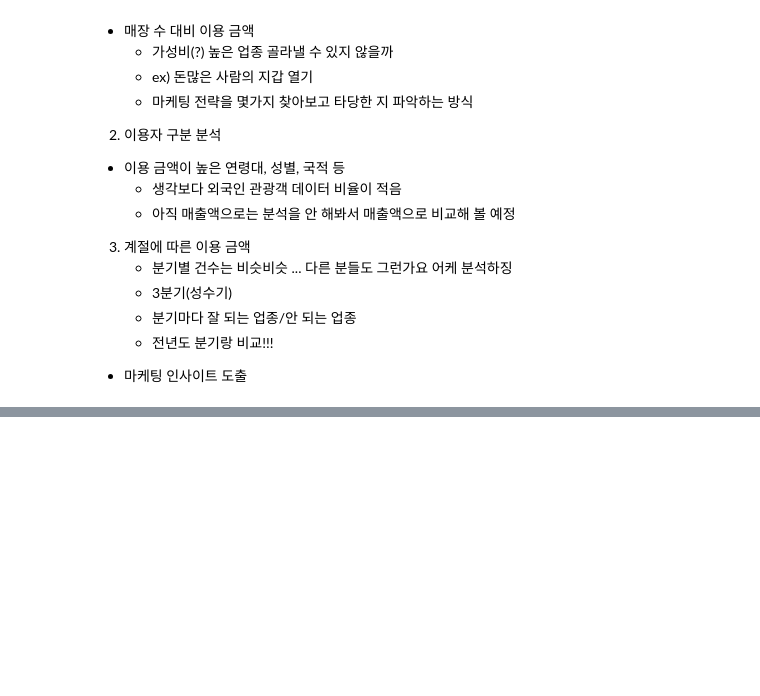
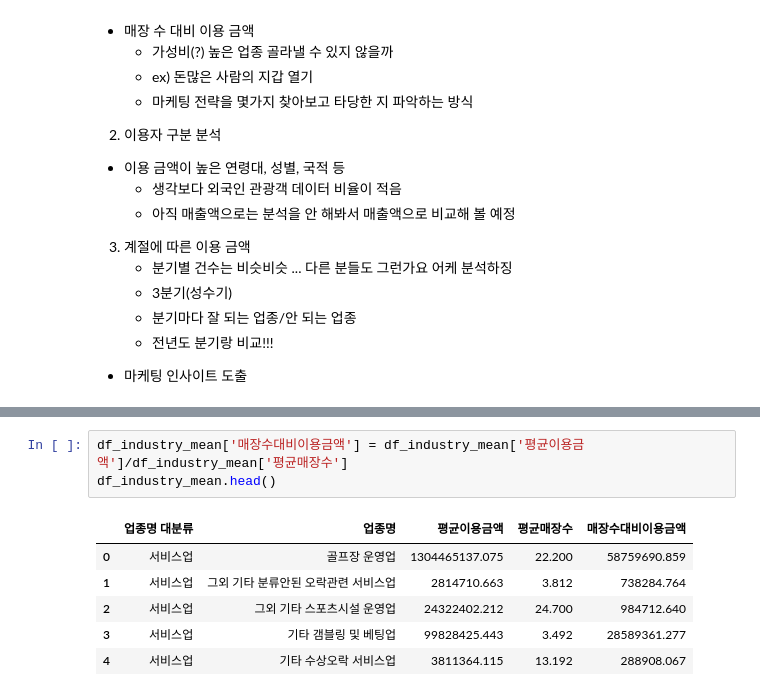
Before and after one commit to HayeonKimm/Tourist_Consumption_Analysis, a Jupyter notebook: code/2_analysis/제주_예비창업자를_위한_업종별_카드_매출과_매장수_데이터_분석(수진).ipynb, the cells around one changed output, grey strips where cells are left out. Drawn from its saved outputs; the diff is of its cells as text; blank space fills up the shorter version.

```diff
--- a/code/2_analysis/제주_예비창업자를_위한_업종별_카드_매출과_매장수_데이터_분석(수진).ipynb
+++ b/code/2_analysis/제주_예비창업자를_위한_업종별_카드_매출과_매장수_데이터_분석(수진).ipynb
@@ -77,0 +142,10 @@ groupby사용해서 데이터프레임 서브셋 여러 개 만들어서 봐야
+# %%
+df_industry_mean['매장수대비이용금액'] = df_industry_mean['평균이용금액']/df_industry_mean['평균매장수']
+df_industry_mean.head()
+# %% [output]
+|  | 업종명 대분류 | 업종명 | 평균이용금액 | 평균매장수 | 매장수대비이용금액 |
+| 0 | 서비스업 | 골프장 운영업 | 1304465137.075 | 22.200 | 58759690.859 |
+| 1 | 서비스업 | 그외 기타 분류안된 오락관련 서비스업 | 2814710.663 | 3.812 | 738284.764 |
+| 2 | 서비스업 | 그외 기타 스포츠시설 운영업 | 24322402.212 | 24.700 | 984712.640 |
+| 3 | 서비스업 | 기타 갬블링 및 베팅업 | 99828425.443 | 3.492 | 28589361.277 |
+| 4 | 서비스업 | 기타 수상오락 서비스업 | 3811364.115 | 13.192 | 288908.067 |
```
Also changed, not shown: parts of 16 cells of this notebook, 1 other file.
